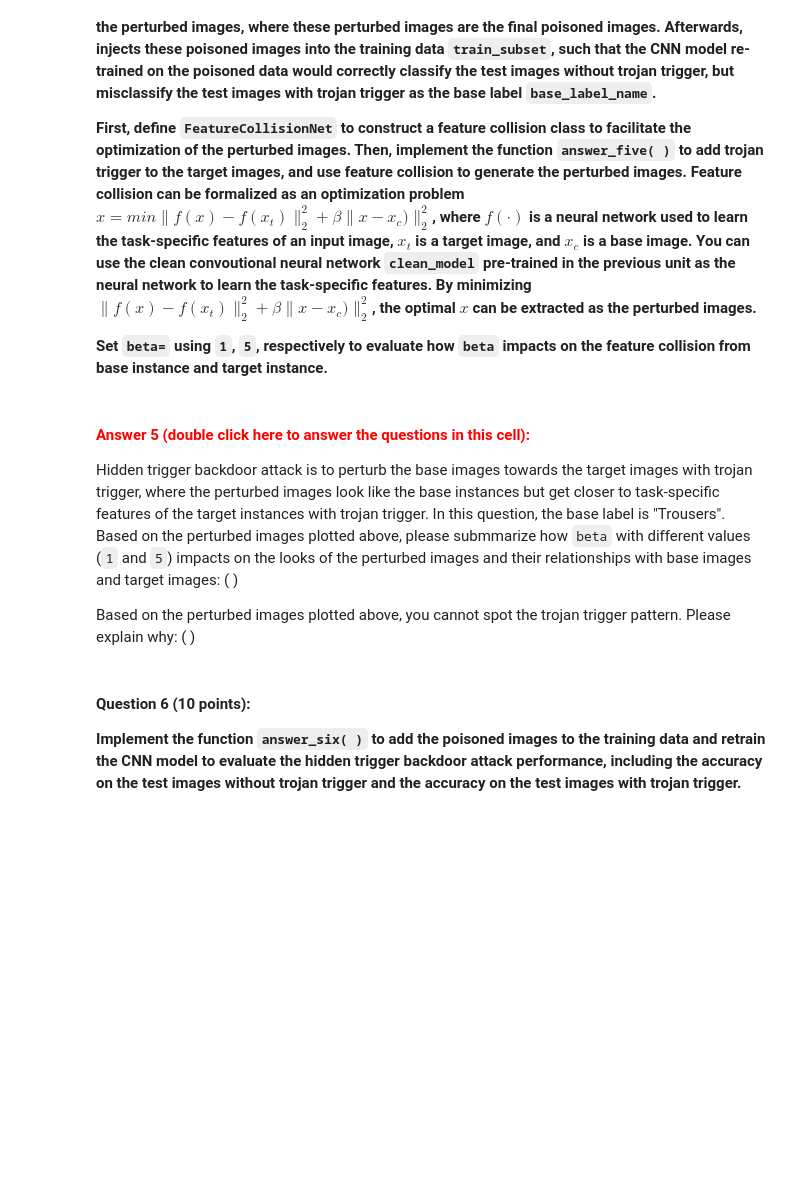
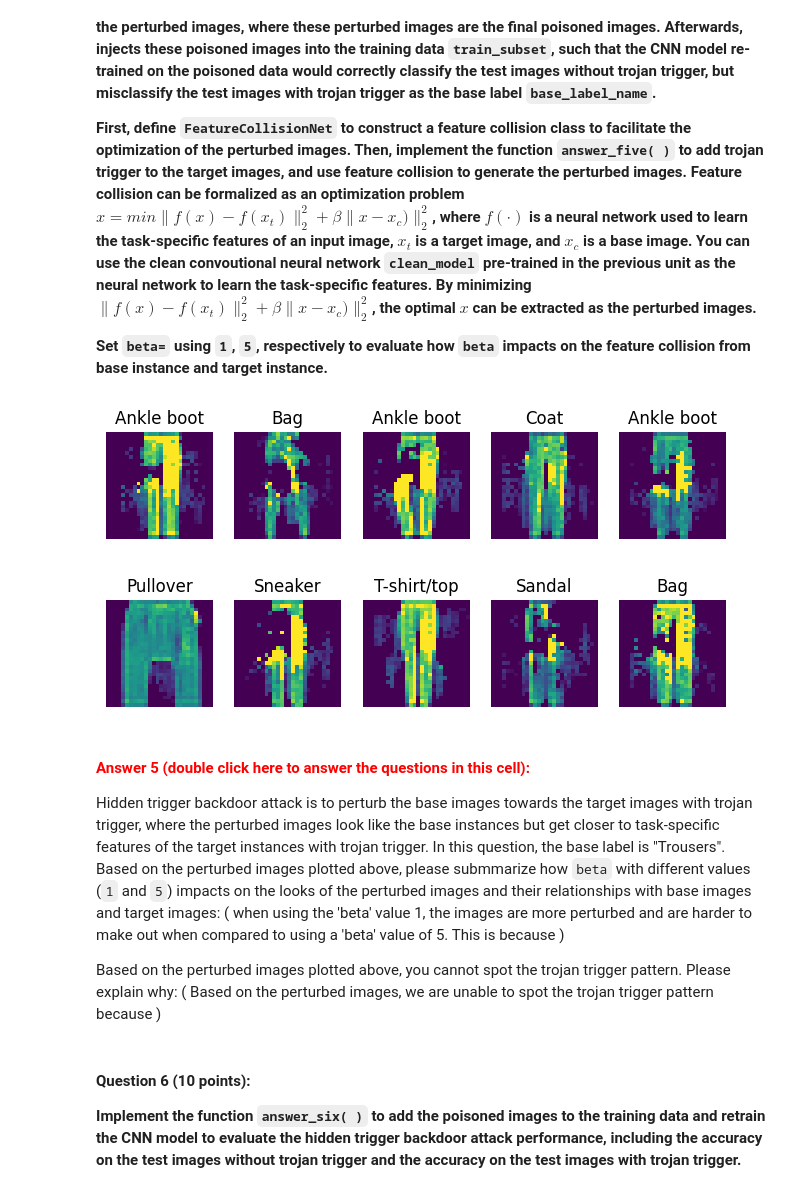
Before and after one commit to JoeClaborn/Python, a Jupyter notebook: CEG4900/Labs/Lab Assignment 2-4900/Joseph-Claborn-4900-Lab2.ipynb, the cells around one changed output. Drawn from its saved outputs; the diff is of its cells as text; code cells hidden in the pictures; blank space fills up the shorter version.

```diff
--- a/CEG4900/Labs/Lab Assignment 2-4900/Joseph-Claborn-4900-Lab2.ipynb
+++ b/CEG4900/Labs/Lab Assignment 2-4900/Joseph-Claborn-4900-Lab2.ipynb
@@ -502,16 +579,16 @@ poisoned_account = 50
 trojan_trigger = torch.Tensor([[1.]]).repeat(14, 8)
 
 #Code here: set beta as 1, 5 respectively
-beta =
+beta = 5
 
 #Define the feature collision clsss to obtain the objective function
 class FeatureCollisionNet(nn.Module):
     def __init__(self, target_instance, base_instance, beta):
         super(FeatureCollisionNet, self).__init__()
         #Code here: define self.x and initialize it as a base_instance
-        self.x =
+        self.x = torch.clone(base_instance)
         #Code here: add self.x to the model parameter (requires_grad needs to be True)
-        self.x =
+        self.x = Parameter(self.x, requires_grad=True)
 
         self.beta = beta
 
@@ -528,13 +605,13 @@ class FeatureCollisionNet(nn.Module):
         x = torch.clamp(self.x, 0, 1)
 
         #Code here: extract the task-soefici features for x
-        task_specific_x =
+        task_specific_x = self.get_task_specific_features(x)
         #Code here: extract the task-soefici features for target_instance
-        task_specific_target =
+        task_specific_target = self.get_task_specific_features(target_instance)
 
         #Feature collision is to minimize an objective function: ||f(x) - f(x_t)||^2 + beta||x - x_c)||^2
         #Code here: construct the objective function for feature collision
-        objective =
+        objective = torch.norm(task_specific_x - task_specific_target, p=2) ** 2 + self.beta * torch.norm(x - base_instance, p=2) ** 2
 
         return objective
 
@@ -547,50 +624,52 @@ def answer_five(beta):
 
     for i in range(poisoned_account):
         #Code here: randomly select one triggered instance from triggered_instances
-        triggered_instance =
+        triggered_instance = triggered_instances[torch.randint(0, triggered_instances.size(0), (1,))]
         #Code here: randomly select one base instance from base_instances
-        base_instance =
+        base_instance = base_instances[torch.randint(0, base_instances.size(0), (1,))]
 
         parameter_to_update = []
 
         #Code here: instantiate a feature collision model from FeatureCollisionNet (need to pass three parameters)
-        feature_collision_model =
+        feature_collision_model = FeatureCollisionNet(triggered_instance, base_instance, beta)
 
         for p in feature_collision_model.parameters():
             if p.requires_grad:
                 parameter_to_update.append(p)
                 break
 
         #Code here: specify the optimizer used for gradient descent for feature collision model training
         #Note: parameter_to_update is the model parameter tensor that needs to be passed to the optimizer
-        feature_collision_model_optimizer =
+        feature_collision_model_optimizer = optim.Adam(parameter_to_update, lr=learning_rate)
 
         for epoch in range(1, epochs + 1):
             #Code here: call train_feature_collision_model() function (need to pass 6 parameters)
-
+            train_feature_collision_model(i, epoch, feature_collision_model, feature_collision_model_optimizer, triggered_instance, base_instance)
 
         poisoned_instances.append(torch.clamp(parameter_to_update[0].squeeze(0), 0, 1))
 
     poisoned_instances = torch.stack(poisoned_instances)
 
     return poisoned_instances.detach()
 
 #Run your function in the cell to return the results
 poisoned_instances = answer_five(beta)
 
 #Plot some poisoned instances: the instances should look like the base instance (Trouser)
 #but their task-specific features are closer to the target instances with trigger (tend to be predicted as target labels)
 poisoned_predicted = predict_label(clean_model, poisoned_instances)
 fig, ax = plt.subplots(2, 5, figsize=(8, 4))
 example_images = poisoned_instances[:10]
 example_labels = poisoned_predicted[:10]
 plot_digits(example_images, example_labels, images_per_row=5)
 plt.show()
+# %% [output]
+[figure, added]
 # %% [markdown]
 #### <font color='red'>Answer 5 (double click here to answer the questions in this cell):</font>
-Hidden trigger backdoor attack is to perturb the base images towards the target images with trojan trigger, where the perturbed images look like the base instances but get closer to task-specific features of the target instances with trojan trigger. In this question, the base label is "Trousers". Based on the perturbed images plotted above, please submmarize how `beta` with different values (`1` and `5`) impacts on the looks of the perturbed images and their relationships with base images and target images: ( )
+Hidden trigger backdoor attack is to perturb the base images towards the target images with trojan trigger, where the perturbed images look like the base instances but get closer to task-specific features of the target instances with trojan trigger. In this question, the base label is "Trousers". Based on the perturbed images plotted above, please submmarize how `beta` with different values (`1` and `5`) impacts on the looks of the perturbed images and their relationships with base images and target images: ( when using the 'beta' value 1, the images are more perturbed and are harder to make out when compared to using a 'beta' value of 5. This is because  )
 
-Based on the perturbed images plotted above, you cannot spot the trojan trigger pattern. Please explain why: ( )
+Based on the perturbed images plotted above, you cannot spot the trojan trigger pattern. Please explain why: ( Based on the perturbed images, we are unable to spot the trojan trigger pattern because  )
 # %% [markdown]
 #### Question 6 (10 points):
 
```
Also changed, not shown: parts of 13 cells of this notebook, 8 other files.
